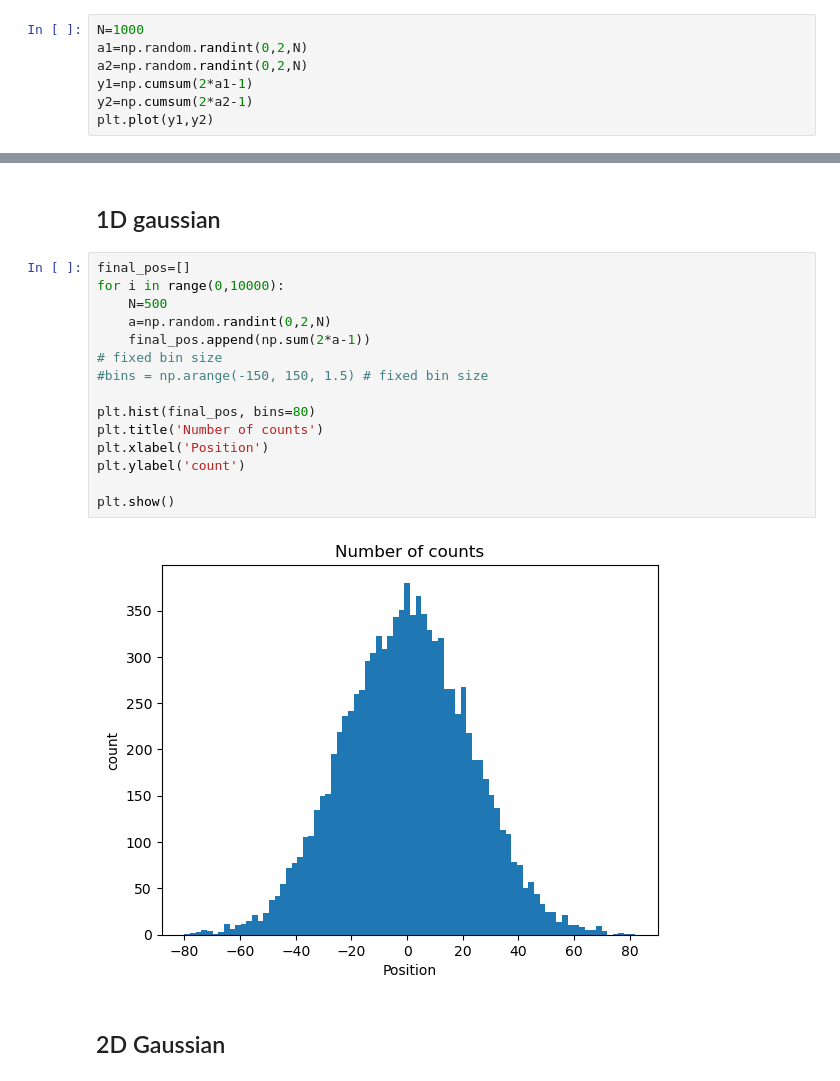
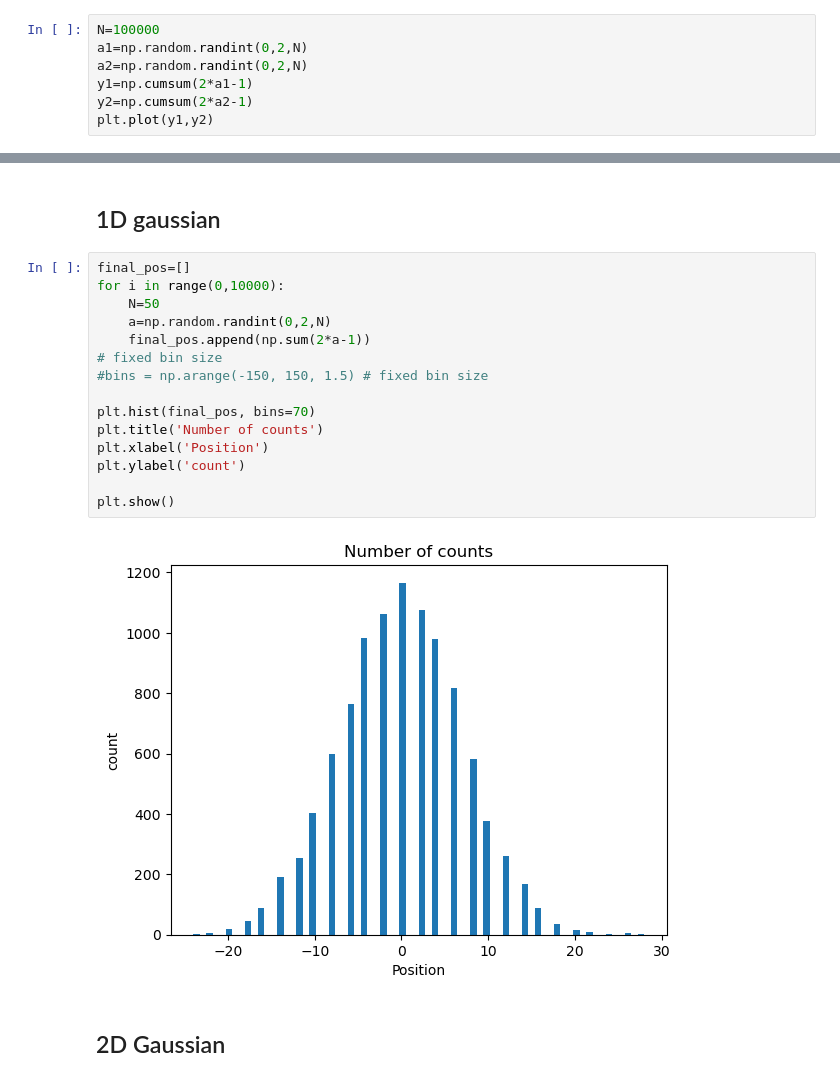
Before and after one commit to ramanujraman/Random-Walker, a Jupyter notebook: Random Walk Problem.ipynb, the cells around one changed output, grey strips where cells are left out. Saved outputs shown, nothing was run; the diff lists cells and outputs as text.

```diff
--- a/Random Walk Problem.ipynb
+++ b/Random Walk Problem.ipynb
@@ -19,7 +19,7 @@ Text(0, 0.5, 'Displacement from origin')
 # %% [markdown]
 ## 2D Random Walk
 # %%
-N=1000
+N=100000
 a1=np.random.randint(0,2,N)
 a2=np.random.randint(0,2,N)
 y1=np.cumsum(2*a1-1)
@@ -35,20 +35,20 @@ plt.plot(y1,y2)
 # %%
 final_pos=[]
 for i in range(0,10000):
-    N=500
+    N=50
     a=np.random.randint(0,2,N)
     final_pos.append(np.sum(2*a-1))
 # fixed bin size
 #bins = np.arange(-150, 150, 1.5) # fixed bin size
 
-plt.hist(final_pos, bins=80)
+plt.hist(final_pos, bins=70)
 plt.title('Number of counts')
 plt.xlabel('Position')
 plt.ylabel('count')
 
 plt.show()
 # %% [output]
-[figure, old version]
+[figure, new version]
 # %% [markdown]
 ## 2D Gaussian
 # %%
```
Also changed, not shown: parts of 3 cells of this notebook.
